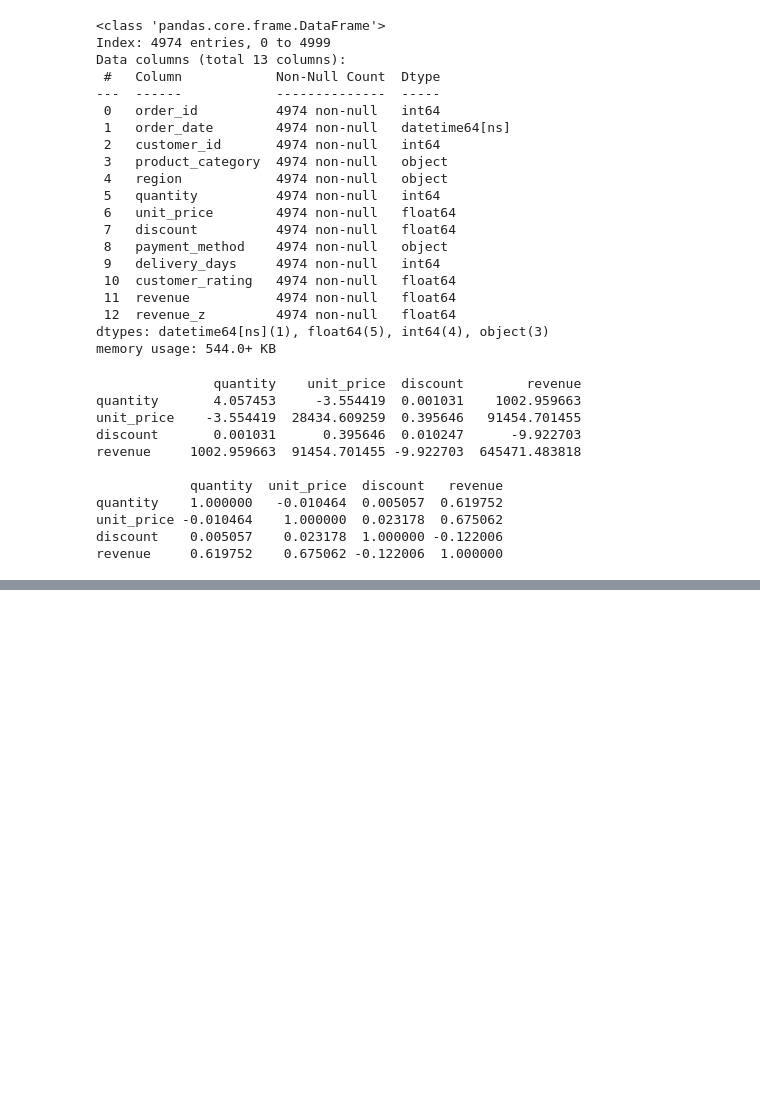
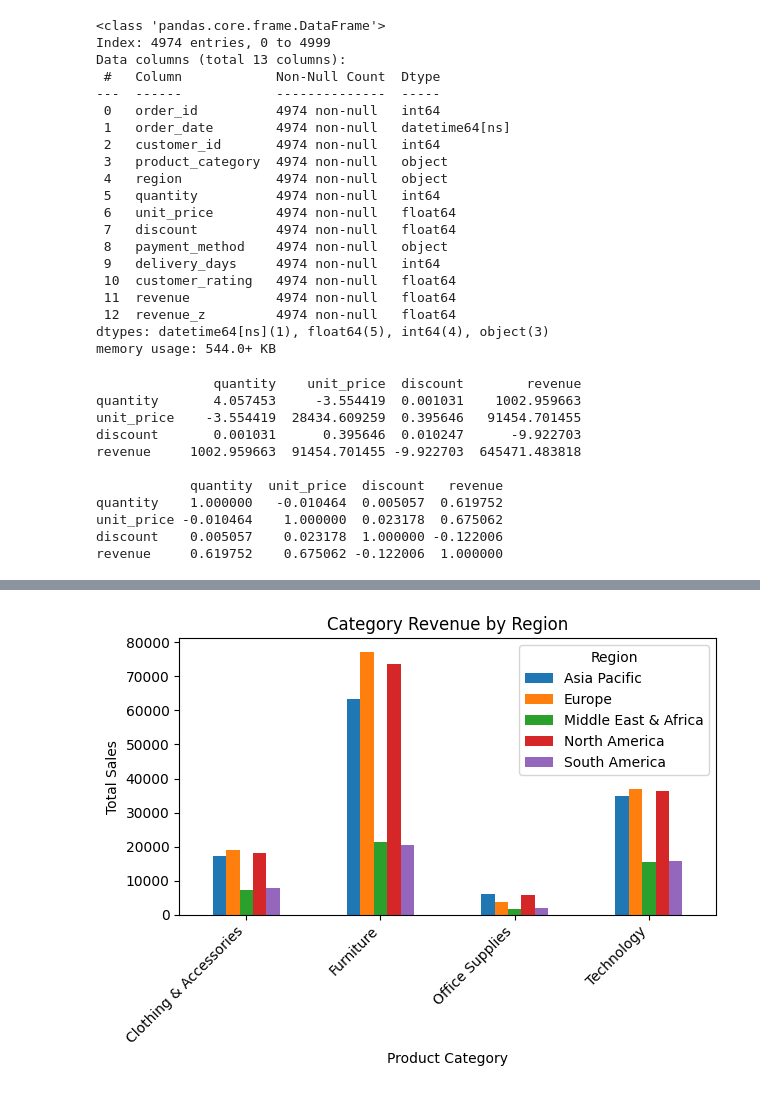
Before and after one commit to Muhammad-Awaix/-ML-Pyhton-Projects, a Jupyter notebook: Bscics_02.ipynb, the cells around one changed output, grey strips where cells are left out. Cells and saved outputs as stored; diff of their text form; code cells hidden in the pictures; blank space fills up the shorter version.

```diff
--- a/Bscics_02.ipynb
+++ b/Bscics_02.ipynb
@@ -332,0 +382,12 @@ revenue     0.619752    0.675062 -0.122006  1.000000
+# %%
+grouped = df.groupby(['Product_Category', 'Region'])['Total_Sales'].sum().unstack()
+fig, ax = plt.subplots()
+grouped.plot(kind='bar', ax=ax)
+ax.set_title('Category Revenue by Region') # Changed title for clarity
+ax.set_xlabel('Product Category') # Changed label for clarity
+ax.set_ylabel('Total Sales') # Changed label for clarity
+plt.xticks(rotation=45, ha='right') # Rotate x-axis labels for better readability
+plt.tight_layout() # Adjust layout to prevent labels from being cut off
+plt.show()
+# %% [output]
+[figure, added]
```
Also changed, not shown: parts of 7 cells of this notebook.
